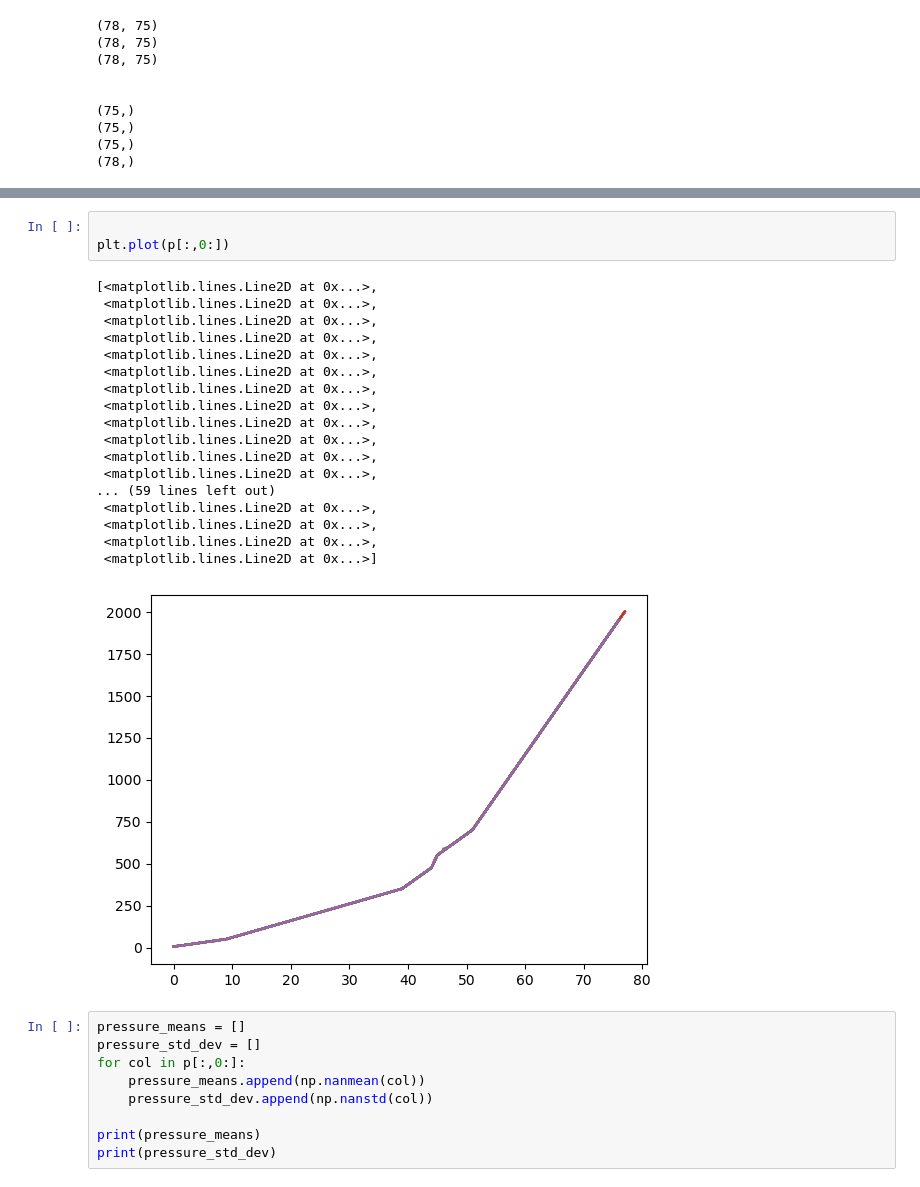
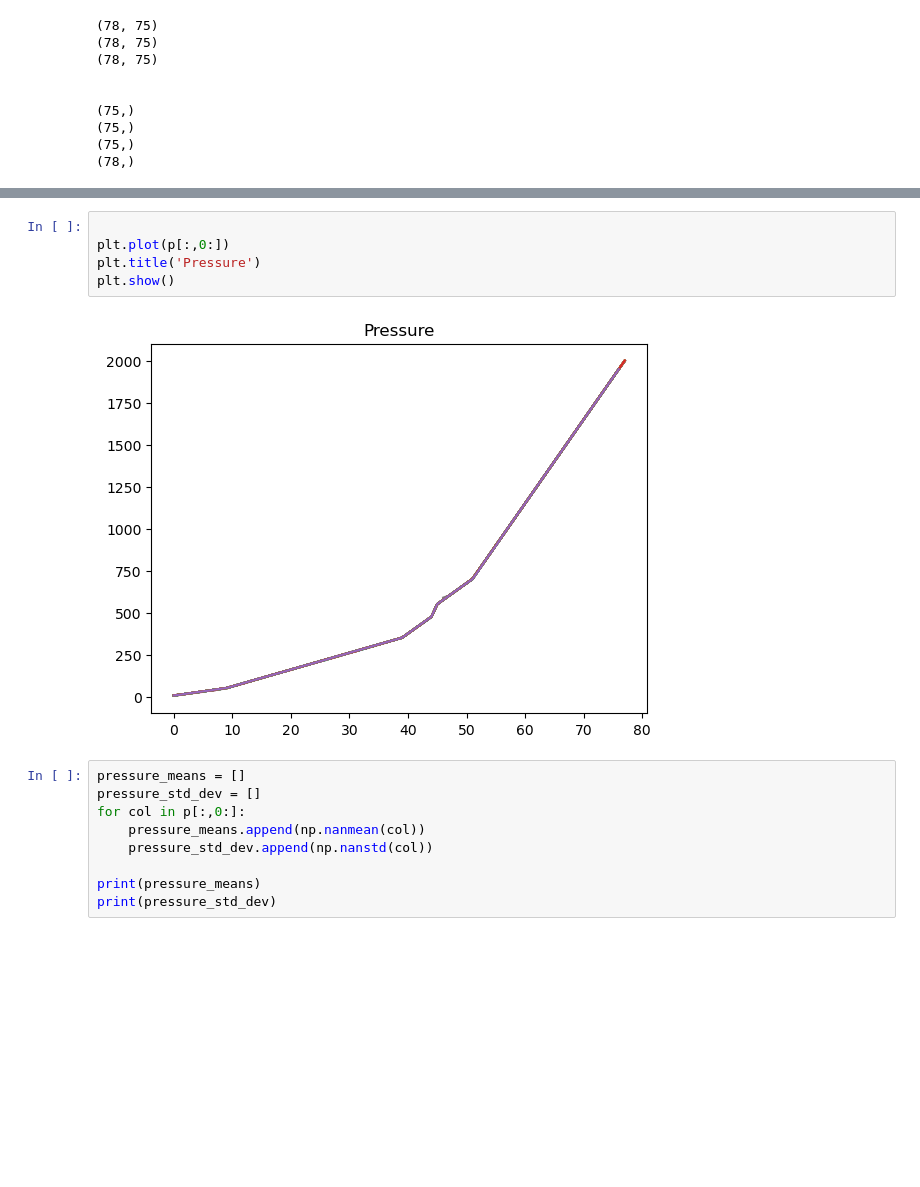
Before and after one commit to dwlakes/Enviro_Data_Science, a Jupyter notebook: assignments/assignment1.ipynb, the cells around one changed output, grey strips where cells are left out. Drawn from its saved outputs; the diff is of its cells as text; blank space fills up the shorter version.

```diff
--- a/assignments/assignment1.ipynb
+++ b/assignments/assignment1.ipynb
@@ -194,25 +164,10 @@ plt.plot(s[:,0:])
 # %%
 
 plt.plot(p[:,0:])
+plt.title('Pressure')
+plt.show()
 # %% [output]
-[<matplotlib.lines.Line2D at 0x...>,
- <matplotlib.lines.Line2D at 0x...>,
- <matplotlib.lines.Line2D at 0x...>,
- <matplotlib.lines.Line2D at 0x...>,
- <matplotlib.lines.Line2D at 0x...>,
- <matplotlib.lines.Line2D at 0x...>,
- <matplotlib.lines.Line2D at 0x...>,
- <matplotlib.lines.Line2D at 0x...>,
- <matplotlib.lines.Line2D at 0x...>,
- <matplotlib.lines.Line2D at 0x...>,
- <matplotlib.lines.Line2D at 0x...>,
- <matplotlib.lines.Line2D at 0x...>,
-... (59 lines left out)
- <matplotlib.lines.Line2D at 0x...>,
- <matplotlib.lines.Line2D at 0x...>,
- <matplotlib.lines.Line2D at 0x...>,
- <matplotlib.lines.Line2D at 0x...>]
-[figure, old version]
+[figure, new version]
 # %%
 pressure_means = []
 pressure_std_dev = []
```
Also changed, not shown: parts of 22 cells of this notebook, 2 other files.
